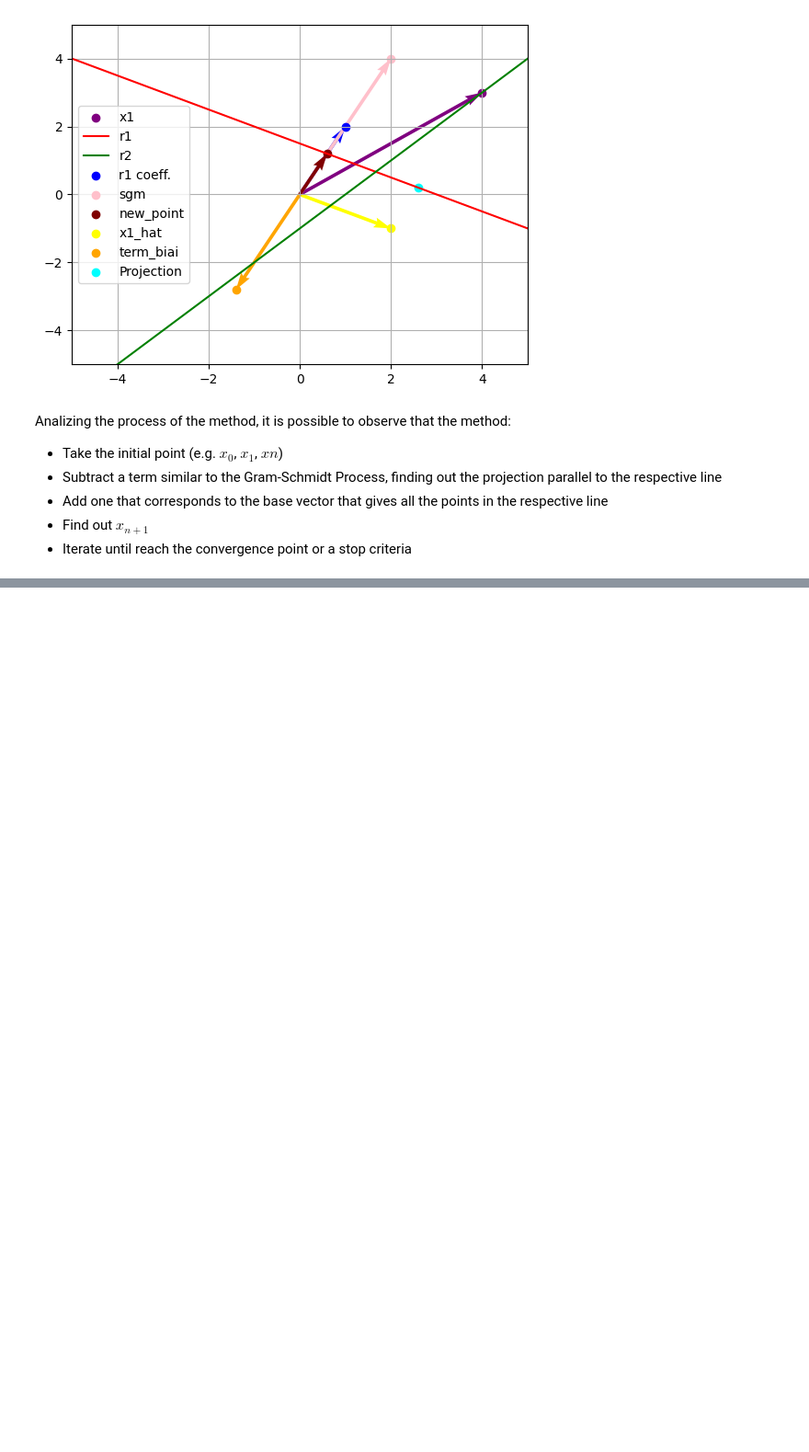
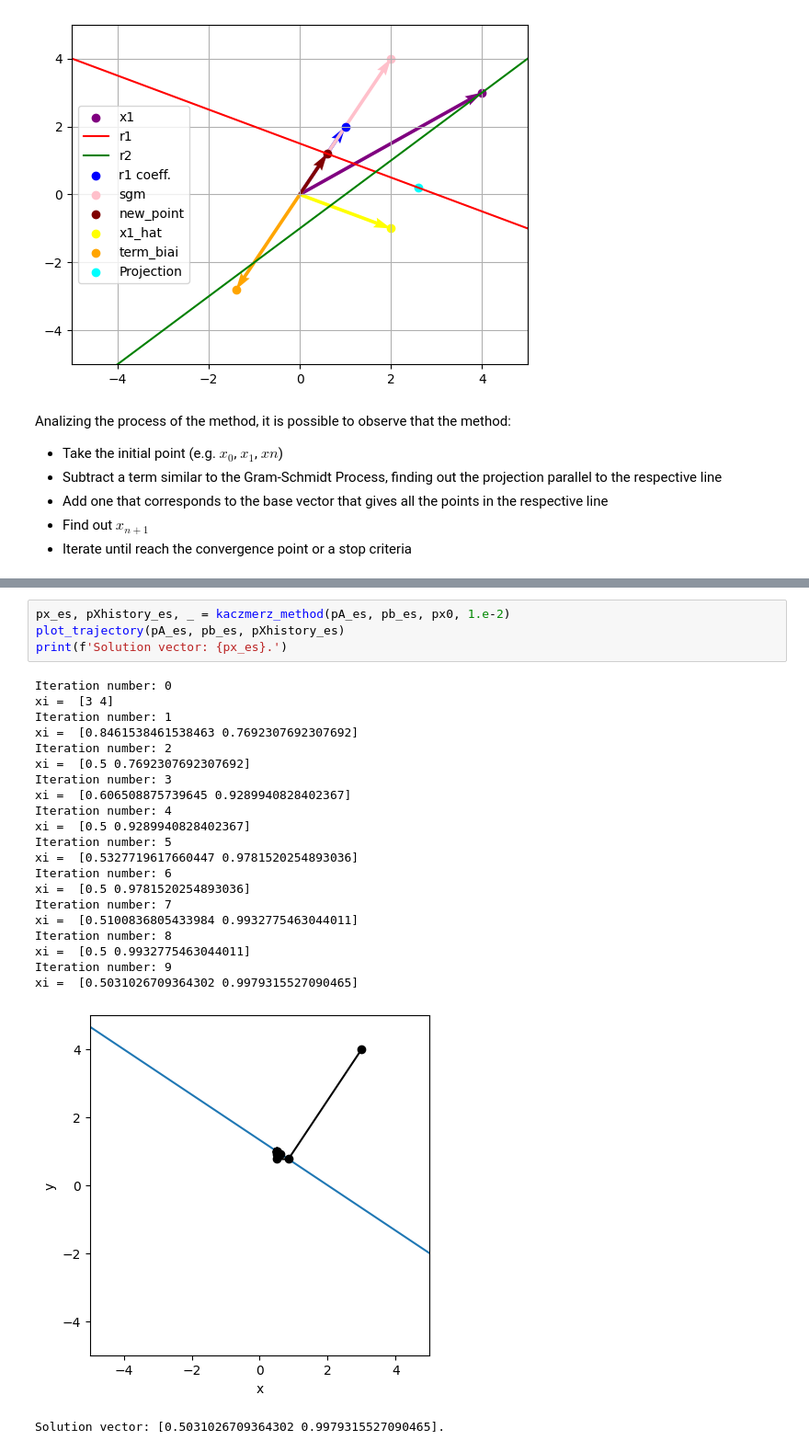
Before and after one commit to viyuetuki/ic_fcm_sirius, a Jupyter notebook: kaczmarz_method.ipynb, the cells around one changed output, grey strips where cells are left out. Shown at 92% size. Drawn from its saved outputs; the diff is of its cells as text; blank space fills up the shorter version.

```diff
--- a/kaczmarz_method.ipynb
+++ b/kaczmarz_method.ipynb
@@ -276,0 +543,27 @@ Analizing the process of the method, it is possible to observe that the method:
+# %%
+px_es, pXhistory_es, _ = kaczmerz_method(pA_es, pb_es, px0, 1.e-2)
+plot_trajectory(pA_es, pb_es, pXhistory_es)
+print(f'Solution vector: {px_es}.')
+# %% [output]
+Iteration number: 0
+xi =  [3 4]
+Iteration number: 1
+xi =  [0.8461538461538463 0.7692307692307692]
+Iteration number: 2
+xi =  [0.5 0.7692307692307692]
+Iteration number: 3
+xi =  [0.606508875739645 0.9289940828402367]
+Iteration number: 4
+xi =  [0.5 0.9289940828402367]
+Iteration number: 5
+xi =  [0.5327719617660447 0.9781520254893036]
+Iteration number: 6
+xi =  [0.5 0.9781520254893036]
+Iteration number: 7
+xi =  [0.5100836805433984 0.9932775463044011]
+Iteration number: 8
+xi =  [0.5 0.9932775463044011]
+Iteration number: 9
+xi =  [0.5031026709364302 0.9979315527090465]
+[figure, added]
+Solution vector: [0.5031026709364302 0.9979315527090465].
```
Also changed, not shown: parts of 17 cells of this notebook, 1 other file.
